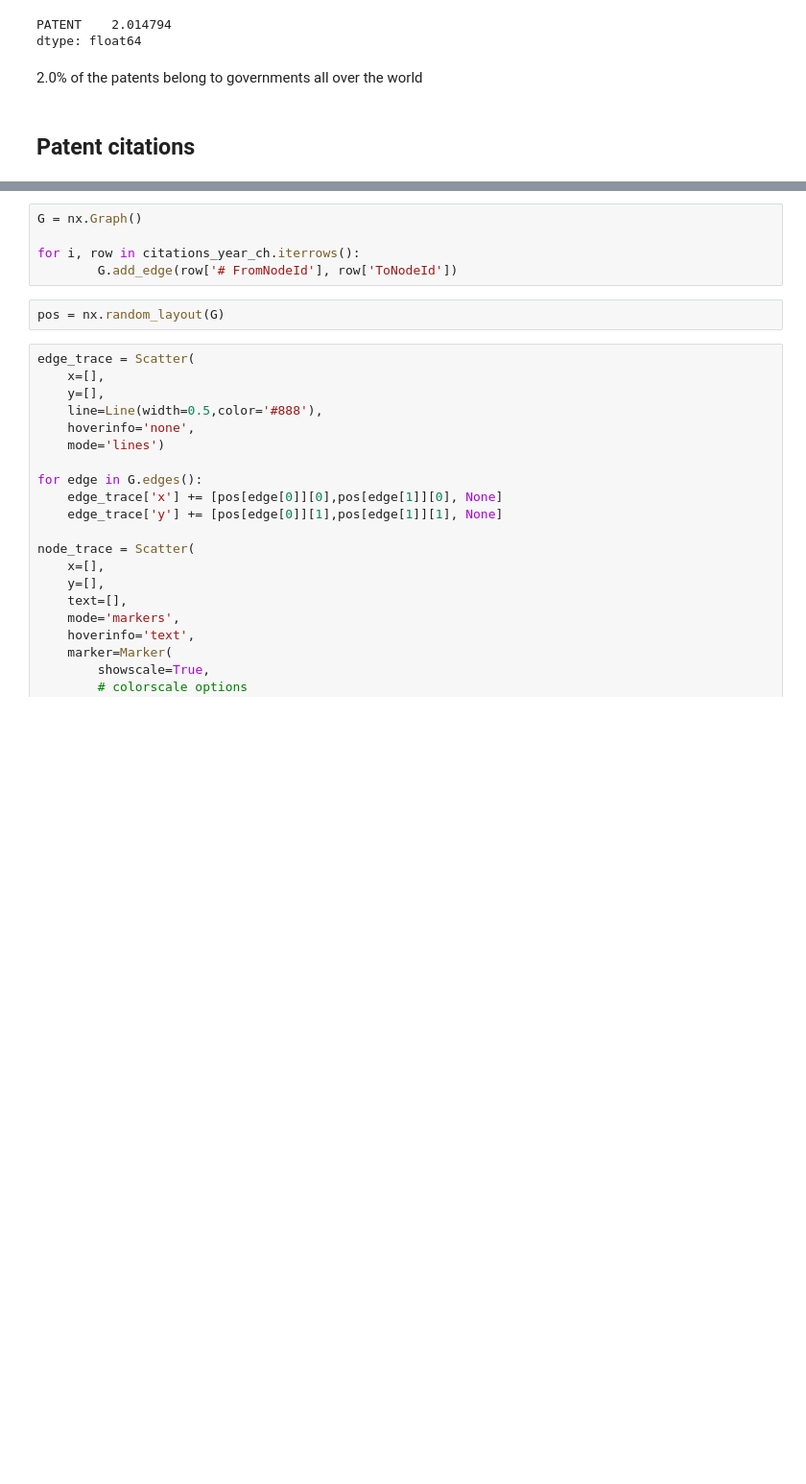
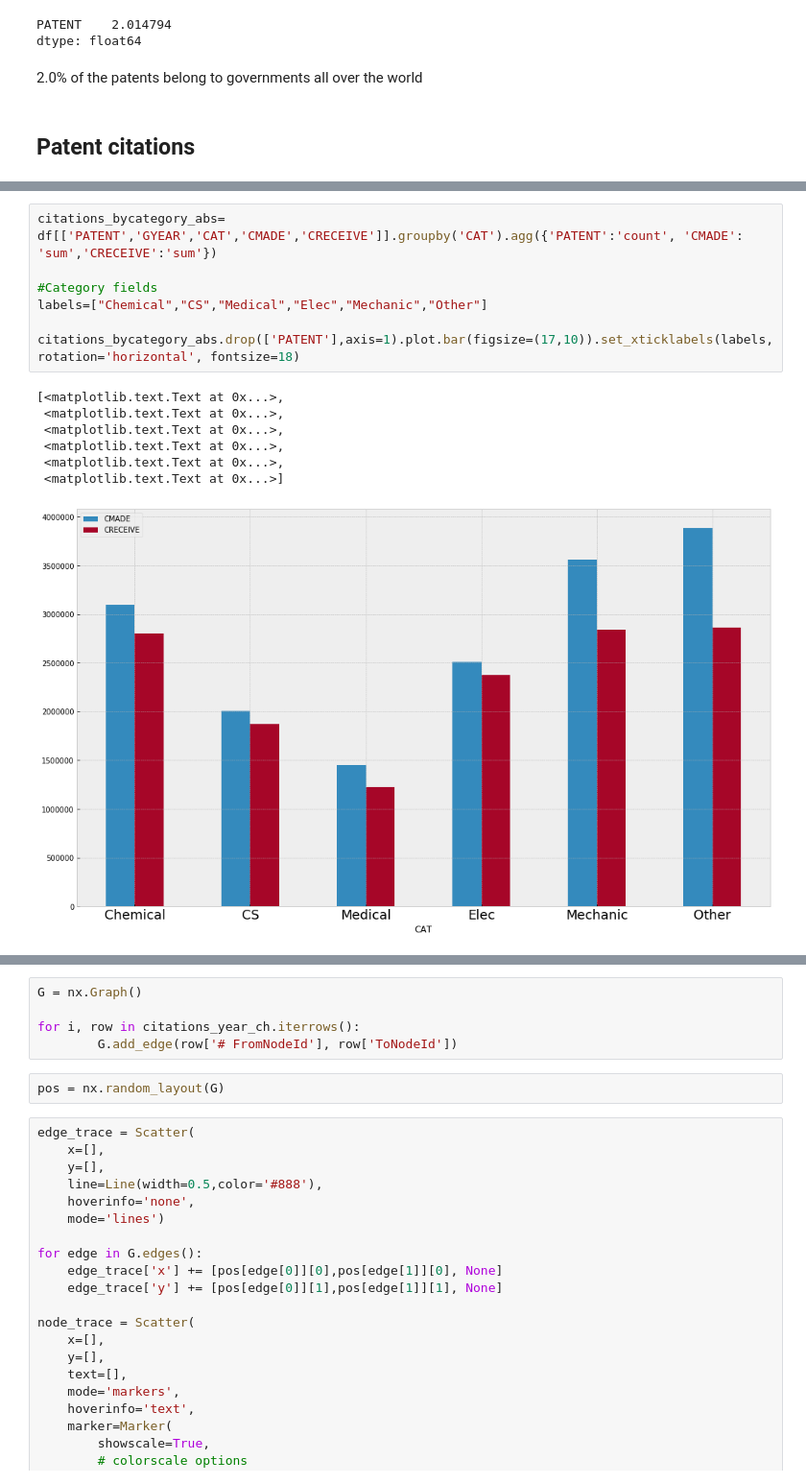
Before and after one commit to antonino-barbera/seanbi, a Jupyter notebook: project/project.ipynb, the cells around one changed output, grey strips where cells are left out. Shown at 96% size. Cells and saved outputs as stored; diff of their text form; blank space fills up the shorter version.

```diff
--- a/project/project.ipynb
+++ b/project/project.ipynb
@@ -600,0 +692,15 @@ dtype: float64
+# %%
+citations_bycategory_abs= df[['PATENT','GYEAR','CAT','CMADE','CRECEIVE']].groupby('CAT').agg({'PATENT':'count', 'CMADE': 'sum','CRECEIVE':'sum'})
+
+#Category fields
+labels=["Chemical","CS","Medical","Elec","Mechanic","Other"]
+
+citations_bycategory_abs.drop(['PATENT'],axis=1).plot.bar(figsize=(17,10)).set_xticklabels(labels, rotation='horizontal', fontsize=18)
+# %% [output]
+[<matplotlib.text.Text at 0x...>,
+ <matplotlib.text.Text at 0x...>,
+ <matplotlib.text.Text at 0x...>,
+ <matplotlib.text.Text at 0x...>,
+ <matplotlib.text.Text at 0x...>,
+ <matplotlib.text.Text at 0x...>]
+[figure, added]
```
Also changed, not shown: parts of 28 cells of this notebook.
